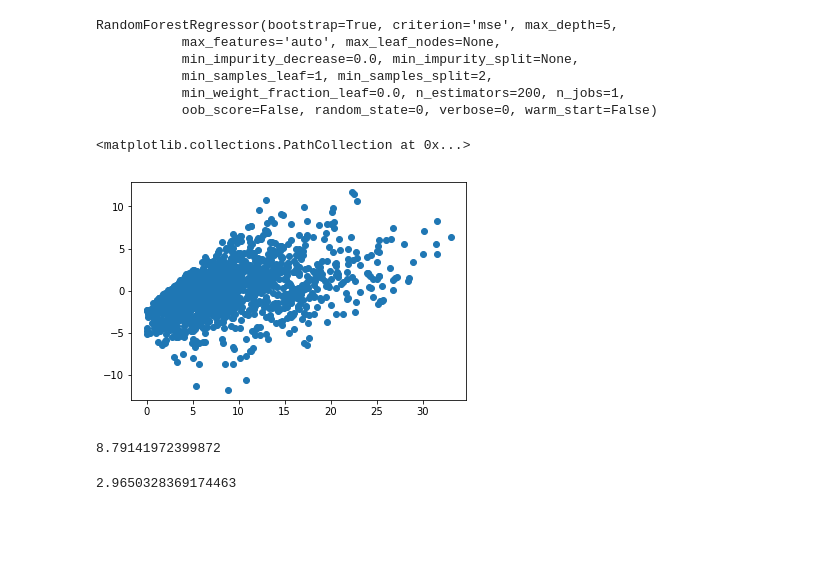
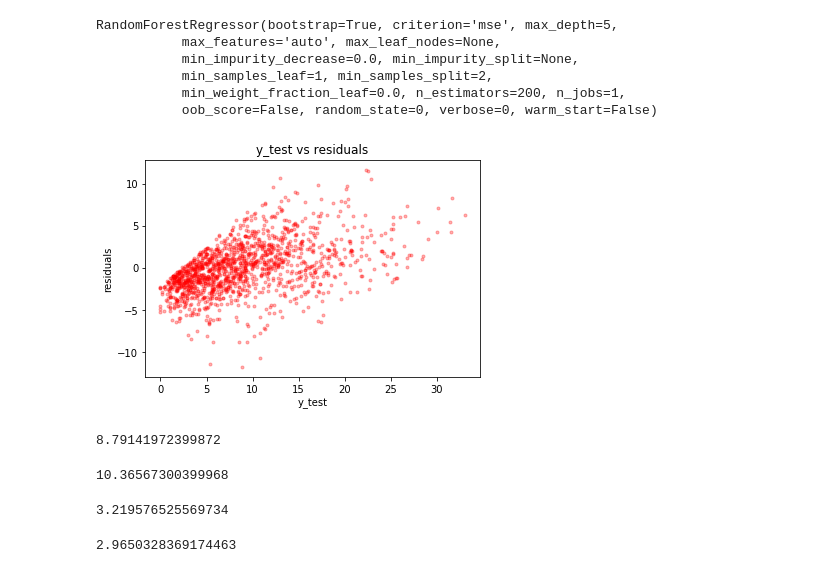
Before and after one commit to eranblack/Capstone, a Jupyter notebook: EDA.ipynb, the cells around one changed output. Saved outputs shown, nothing was run; the diff lists cells and outputs as text; code cells hidden in the pictures; blank space fills up the shorter version.

```diff
--- a/EDA.ipynb
+++ b/EDA.ipynb
@@ -435,15 +435,28 @@ RandomForestRegressor(bootstrap=True, criterion='mse', max_depth=5,
            oob_score=False, random_state=0, verbose=0, warm_start=False)
 # %%
 y_pred=rf_reg.predict(X_test)
-# %%
-plt.scatter(y_test,y_test-y_pred)
-# %% [output]
-<matplotlib.collections.PathCollection at 0x...>
-[figure, removed]
+# %%
+plt.scatter(y_test,y_test-y_pred, marker='.', c='red', alpha=0.3)
+plt.title('y_test vs residuals')
+plt.xlabel('y_test')
+plt.ylabel('residuals')
+plt.savefig('plots/model1_resids.png')
+plt.show()
+# %% [output]
+[figure, added]
 # %%
 mean_squared_error(y_test,y_pred)
 # %% [output]
 8.79141972399872
+# %%
+#benchmark error:
+mean_squared_error(y_test,X_test['ppg_y'])
+# %% [output]
+10.36567300399968
+# %%
+np.sqrt(10.36567300399968)
+# %% [output]
+3.219576525569734
 # %%
 np.sqrt(8.79141972399872)
 # %% [output]
```
Also changed, not shown: parts of 11 cells of this notebook, 6 other files.
